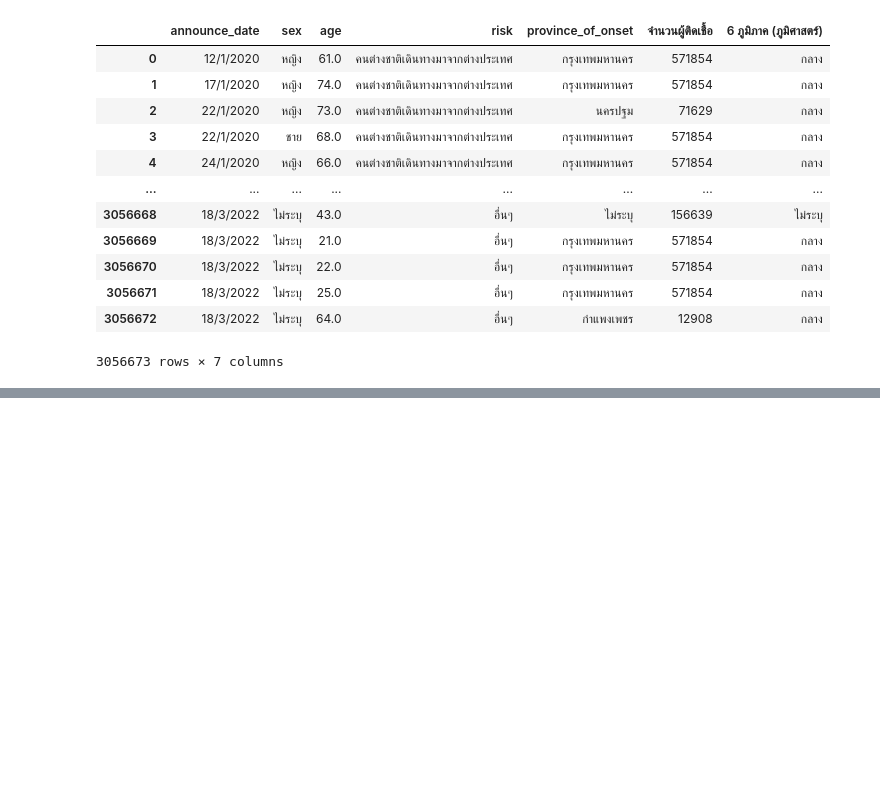
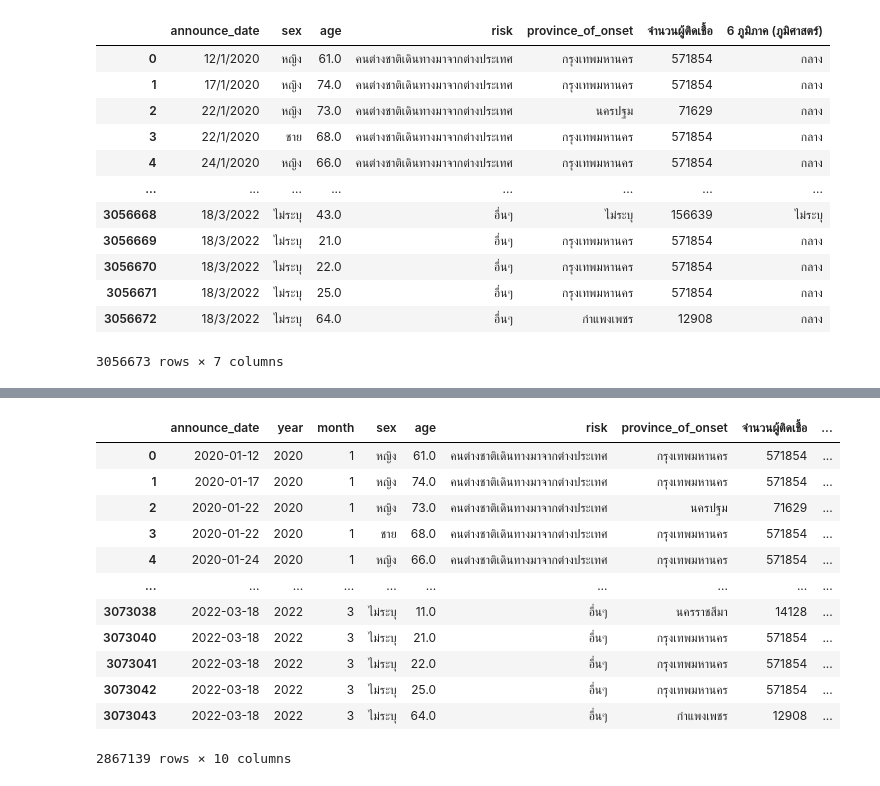
Before and after one commit to Thitichaya2000/data_viz_2022, a Jupyter notebook: Project.ipynb, the cells around one changed output, grey strips where cells are left out. Drawn from its saved outputs; the diff is of its cells as text; code cells hidden in the pictures; blank space fills up the shorter version.

```diff
--- a/Project.ipynb
+++ b/Project.ipynb
@@ -907,0 +992,7 @@ data_cr_new
+# %%
+data_final[['name']] = data_final[['name']].fillna('ไม่ระบุ') ##แทนค่า NaN เป็น ไม่ระบุ
+# %%
+data_finaldropped = data_final.dropna()
+# %%
+data_final_1= data_finaldropped[['announce_date','sex','age','risk','province_of_onset','จำนวนผู้ติดเชื้อ','6 ภูมิภาค (ภูมิศาสตร์)','geometry']]
+data_final_1
@@ -907,0 +1015,6 @@ data_cr_new
+# %%
+import datetime
+df = pd.DataFrame(data_final_1)
+df['announce_date'] = pd.to_datetime(df['announce_date'], format = "%d/%m/%Y")
+df['year'] = df['announce_date'].dt.year
+df['month'] = df['announce_date'].dt.month
@@ -907,0 +1037,17 @@ data_cr_new
+# %%
+df_1= df[['announce_date','year','month','sex','age','risk','province_of_onset','จำนวนผู้ติดเชื้อ','6 ภูมิภาค (ภูมิศาสตร์)','geometry']]
+df_1
+# %% [output]
+|  | announce_date | year | month | sex | age | risk | province_of_onset | จำนวนผู้ติดเชื้อ | ... |
+| 0 | 2020-01-12 | 2020 | 1 | หญิง | 61.0 | คนต่างชาติเดินทางมาจากต่างประเทศ | กรุงเทพมหานคร | 571854 | ... |
+| 1 | 2020-01-17 | 2020 | 1 | หญิง | 74.0 | คนต่างชาติเดินทางมาจากต่างประเทศ | กรุงเทพมหานคร | 571854 | ... |
+| 2 | 2020-01-22 | 2020 | 1 | หญิง | 73.0 | คนต่างชาติเดินทางมาจากต่างประเทศ | นครปฐม | 71629 | ... |
+| 3 | 2020-01-22 | 2020 | 1 | ชาย | 68.0 | คนต่างชาติเดินทางมาจากต่างประเทศ | กรุงเทพมหานคร | 571854 | ... |
+| 4 | 2020-01-24 | 2020 | 1 | หญิง | 66.0 | คนต่างชาติเดินทางมาจากต่างประเทศ | กรุงเทพมหานคร | 571854 | ... |
+| ... | ... | ... | ... | ... | ... | ... | ... | ... | ... |
+| 3073038 | 2022-03-18 | 2022 | 3 | ไม่ระบุ | 11.0 | อื่นๆ | นครราชสีมา | 14128 | ... |
+| 3073040 | 2022-03-18 | 2022 | 3 | ไม่ระบุ | 21.0 | อื่นๆ | กรุงเทพมหานคร | 571854 | ... |
+| 3073041 | 2022-03-18 | 2022 | 3 | ไม่ระบุ | 22.0 | อื่นๆ | กรุงเทพมหานคร | 571854 | ... |
+| 3073042 | 2022-03-18 | 2022 | 3 | ไม่ระบุ | 25.0 | อื่นๆ | กรุงเทพมหานคร | 571854 | ... |
+| 3073043 | 2022-03-18 | 2022 | 3 | ไม่ระบุ | 64.0 | อื่นๆ | กำแพงเพชร | 12908 | ... |
+2867139 rows × 10 columns
```
Also changed, not shown: parts of 32 cells of this notebook.
